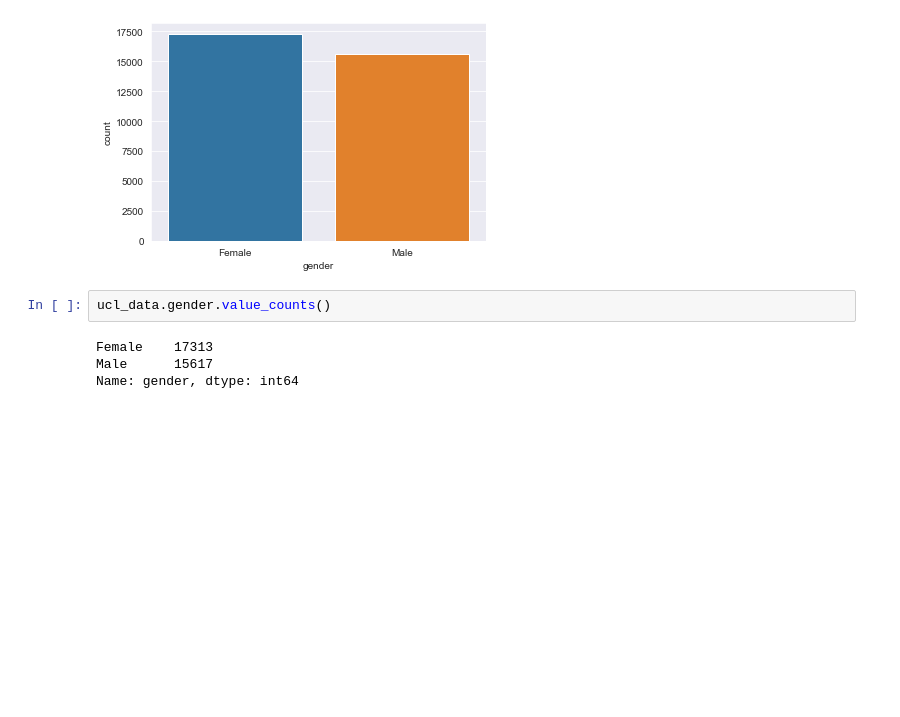
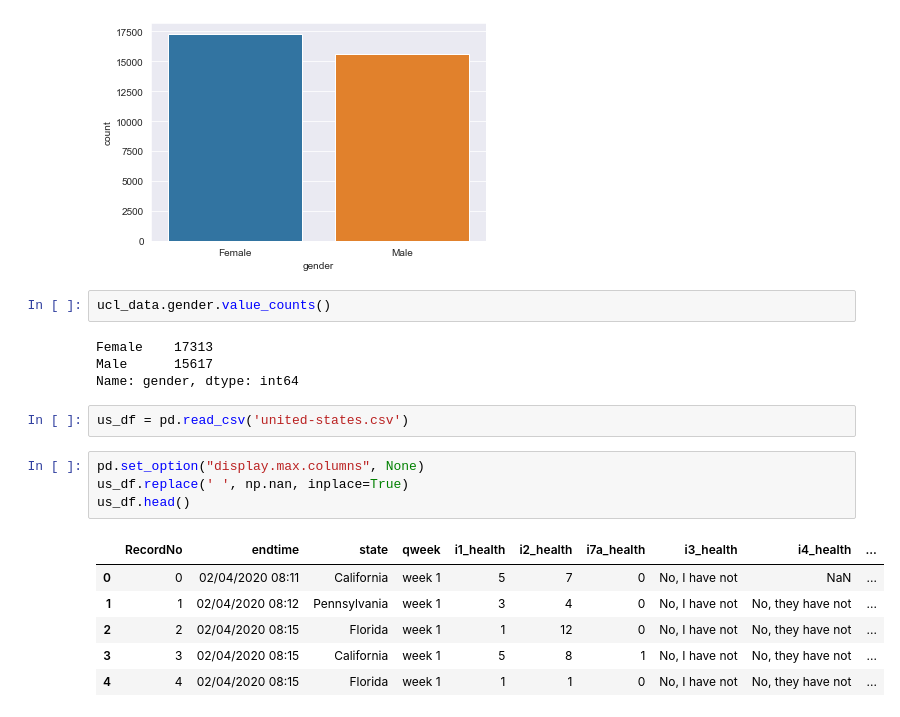
Before and after one commit to Fumikac/DSproject-covid-stress-impact, a Jupyter notebook: EDA.ipynb, the cells around one changed output. Saved outputs shown, nothing was run; the diff lists cells and outputs as text; blank space fills up the shorter version.

```diff
--- a/EDA.ipynb
+++ b/EDA.ipynb
@@ -89,3 +91,16 @@ ucl_data.gender.value_counts()
 Female    17313
 Male      15617
 Name: gender, dtype: int64
+# %%
+us_df = pd.read_csv('united-states.csv')
+# %%
+pd.set_option("display.max.columns", None)
+us_df.replace(' ', np.nan, inplace=True)
+us_df.head()
+# %% [output]
+|  | RecordNo | endtime | state | qweek | i1_health | i2_health | i7a_health | i3_health | i4_health | ... |
+| 0 | 0 | 02/04/2020 08:11 | California | week 1 | 5 | 7 | 0 | No, I have not | NaN | ... |
+| 1 | 1 | 02/04/2020 08:12 | Pennsylvania | week 1 | 3 | 4 | 0 | No, I have not | No, they have not | ... |
+| 2 | 2 | 02/04/2020 08:15 | Florida | week 1 | 1 | 12 | 0 | No, I have not | No, they have not | ... |
+| 3 | 3 | 02/04/2020 08:15 | California | week 1 | 5 | 8 | 1 | No, I have not | No, they have not | ... |
+| 4 | 4 | 02/04/2020 08:15 | Florida | week 1 | 1 | 1 | 0 | No, I have not | No, they have not | ... |
```
Also changed, not shown: parts of 3 cells of this notebook, 1 other file.
